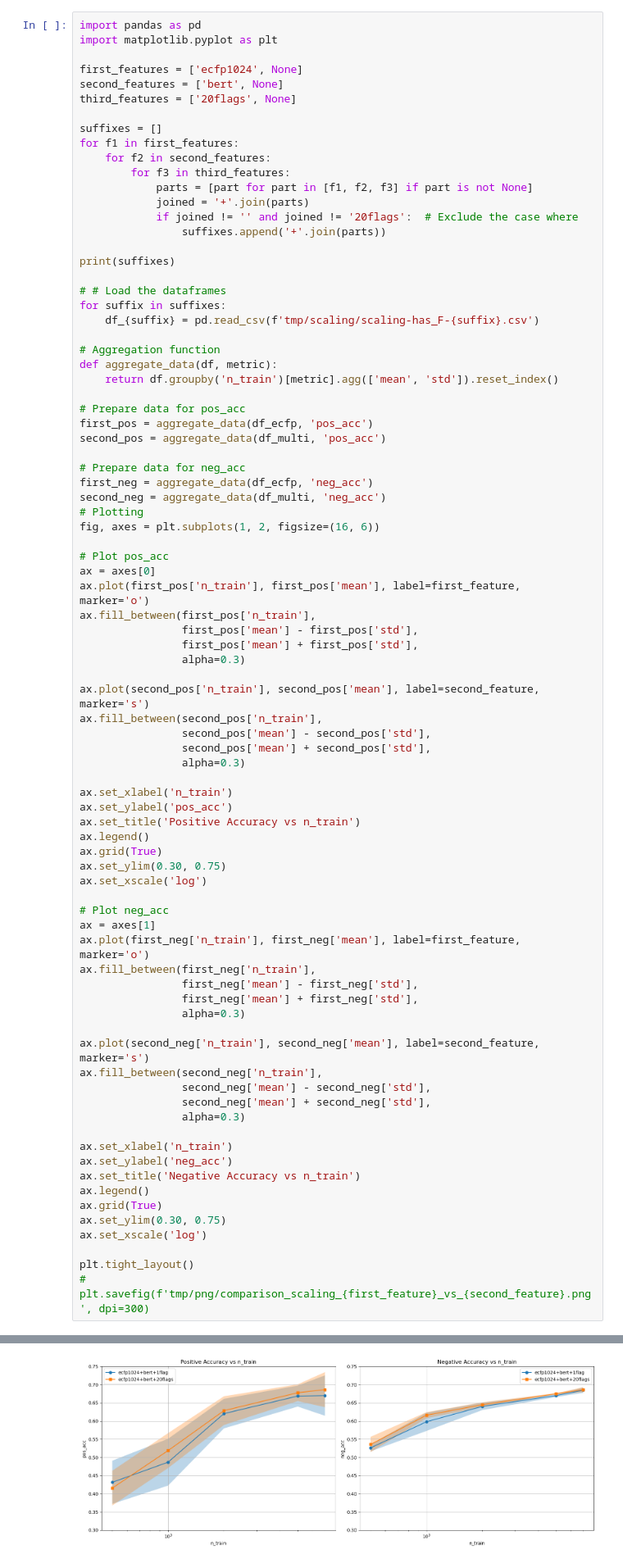
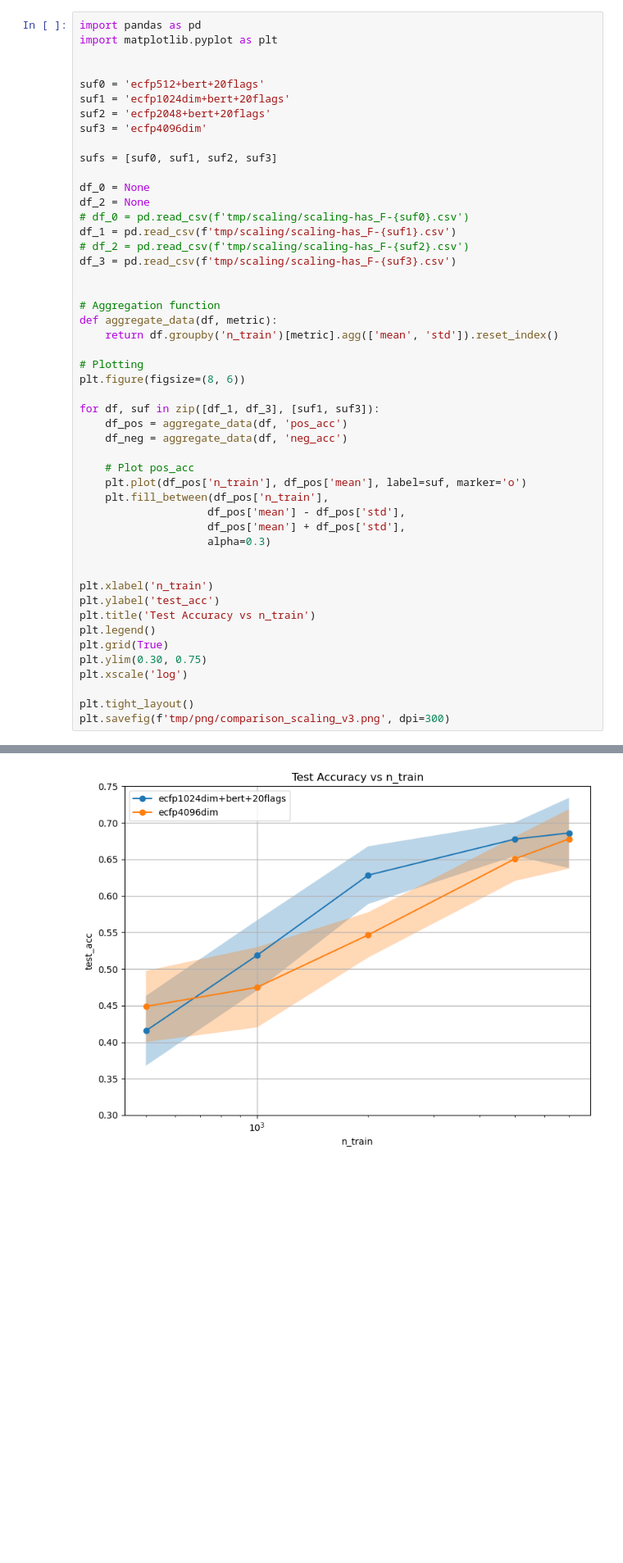
Before and after one commit to 0tum/massspec, a Jupyter notebook: plot.ipynb, the cells around one changed output, grey strips where cells are left out. Shown at 82% size. Drawn from its saved outputs; the diff is of its cells as text; blank space fills up the shorter version.

```diff
--- a/plot.ipynb
+++ b/plot.ipynb
@@ -189,83 +189,49 @@ plt.savefig(f'tmp/png/comparison_scaling_{first_feature}_vs_{second_feature}.png
 import pandas as pd
 import matplotlib.pyplot as plt
 
-first_features = ['ecfp1024', None]
-second_features = ['bert', None]
-third_features = ['20flags', None]
 
-suffixes = []
-for f1 in first_features:
-    for f2 in second_features:
-        for f3 in third_features:
-            parts = [part for part in [f1, f2, f3] if part is not None]
-            joined = '+'.join(parts)
-            if joined != '' and joined != '20flags':  # Exclude the case where
-                suffixes.append('+'.join(parts))
+suf0 = 'ecfp512+bert+20flags'
+suf1 = 'ecfp1024dim+bert+20flags'
+suf2 = 'ecfp2048+bert+20flags'
+suf3 = 'ecfp4096dim'
 
-print(suffixes)
+sufs = [suf0, suf1, suf2, suf3]
 
-# # Load the dataframes
-for suffix in suffixes:
-    df_{suffix} = pd.read_csv(f'tmp/scaling/scaling-has_F-{suffix}.csv')
+df_0 = None
+df_2 = None
+# df_0 = pd.read_csv(f'tmp/scaling/scaling-has_F-{suf0}.csv')
+df_1 = pd.read_csv(f'tmp/scaling/scaling-has_F-{suf1}.csv')
+# df_2 = pd.read_csv(f'tmp/scaling/scaling-has_F-{suf2}.csv')
+df_3 = pd.read_csv(f'tmp/scaling/scaling-has_F-{suf3}.csv')
+
 
 # Aggregation function
 def aggregate_data(df, metric):
     return df.groupby('n_train')[metric].agg(['mean', 'std']).reset_index()
 
-# Prepare data for pos_acc
-first_pos = aggregate_data(df_ecfp, 'pos_acc')
-second_pos = aggregate_data(df_multi, 'pos_acc')
+# Plotting
+plt.figure(figsize=(8, 6))
 
-# Prepare data for neg_acc
-first_neg = aggregate_data(df_ecfp, 'neg_acc')
-second_neg = aggregate_data(df_multi, 'neg_acc')
-# Plotting
-fig, axes = plt.subplots(1, 2, figsize=(16, 6))
+for df, suf in zip([df_1, df_3], [suf1, suf3]):
+    df_pos = aggregate_data(df, 'pos_acc')
+    df_neg = aggregate_data(df, 'neg_acc')
 
-# Plot pos_acc
-ax = axes[0]
-ax.plot(first_pos['n_train'], first_pos['mean'], label=first_feature, marker='o')
-ax.fill_between(first_pos['n_train'],
-                first_pos['mean'] - first_pos['std'],
-                first_pos['mean'] + first_pos['std'],
-                alpha=0.3)
+    # Plot pos_acc
+    plt.plot(df_pos['n_train'], df_pos['mean'], label=suf, marker='o')
+    plt.fill_between(df_pos['n_train'],
+                    df_pos['mean'] - df_pos['std'],
+                    df_pos['mean'] + df_pos['std'],
+                    alpha=0.3)
 
-ax.plot(second_pos['n_train'], second_pos['mean'], label=second_feature, marker='s')
-ax.fill_between(second_pos['n_train'],
-                second_pos['mean'] - second_pos['std'],
-                second_pos['mean'] + second_pos['std'],
-                alpha=0.3)
 
-ax.set_xlabel('n_train')
-ax.set_ylabel('pos_acc')
-ax.set_title('Positive Accuracy vs n_train')
-ax.legend()
-ax.grid(True)
-ax.set_ylim(0.30, 0.75)
-ax.set_xscale('log')
-
-# Plot neg_acc
-ax = axes[1]
-ax.plot(first_neg['n_train'], first_neg['mean'], label=first_feature, marker='o')
-ax.fill_between(first_neg['n_train'],
-                first_neg['mean'] - first_neg['std'],
-                first_neg['mean'] + first_neg['std'],
-                alpha=0.3)
-
-ax.plot(second_neg['n_train'], second_neg['mean'], label=second_feature, marker='s')
-ax.fill_between(second_neg['n_train'],
-                second_neg['mean'] - second_neg['std'],
-                second_neg['mean'] + second_neg['std'],
-                alpha=0.3)
-
-ax.set_xlabel('n_train')
-ax.set_ylabel('neg_acc')
-ax.set_title('Negative Accuracy vs n_train')
-ax.legend()
-ax.grid(True)
-ax.set_ylim(0.30, 0.75)
-ax.set_xscale('log')
+plt.xlabel('n_train')
+plt.ylabel('test_acc')
+plt.title('Test Accuracy vs n_train')
+plt.legend()
+plt.grid(True)
+plt.ylim(0.30, 0.75)
+plt.xscale('log')
 
 plt.tight_layout()
-# plt.savefig(f'tmp/png/comparison_scaling_{first_feature}_vs_{second_feature}.png', dpi=300)
+plt.savefig(f'tmp/png/comparison_scaling_v3.png', dpi=300)
 # %% [output]
@@ -273 +238 @@ plt.tight_layout()
-[figure, old version]
+[figure, new version]
```
Also changed, not shown: parts of 1 cell of this notebook, 22 other files.
